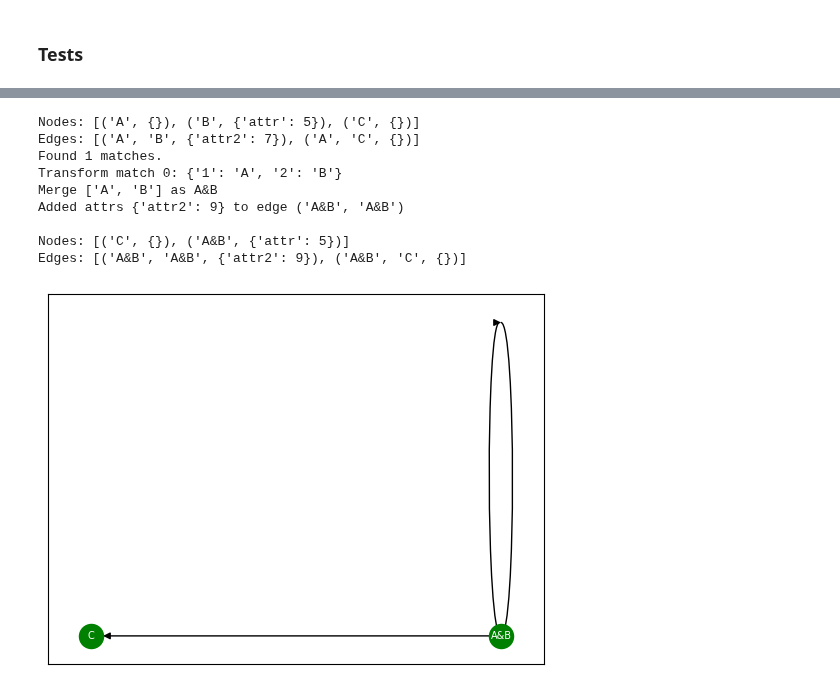
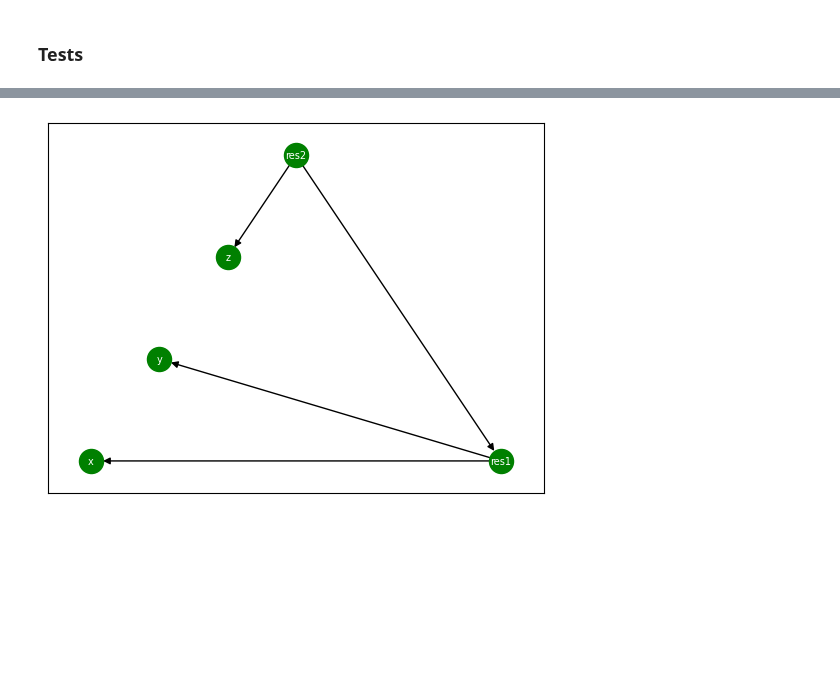
Before and after one commit to DeanLight/graph_rewrite, a Jupyter notebook: nbs/06_transform.ipynb, the cells around one changed output, grey strips where cells are left out. Cells and saved outputs as stored; diff of their text form; code cells hidden in the pictures; blank space fills up the shorter version.

Commit message:
First ready draft of the transform module

```diff
--- a/nbs/06_transform.ipynb
+++ b/nbs/06_transform.ipynb
@@ -360,23 +402,8 @@ _plot_graph(input_graph)
-# %%
-lhs = '1-[attr2]->2'
-p = _create_graph(
-    ['1', '2'],
-    [('1', '2', {'attr2': None})]
-)
-rhs = _create_graph(
-    ['1&2'],
-    [('1&2', '1&2', {'attr2': 9})]
-)
-matches = rewrite(input_graph, lhs, p, rhs)
-_plot_graph(input_graph)
-# %% [output]
-Nodes: [('A', {}), ('B', {'attr': 5}), ('C', {})]
-Edges: [('A', 'B', {'attr2': 7}), ('A', 'C', {})]
-Found 1 matches.
-Transform match 0: {'1': 'A', '2': 'B'}
-Merge ['A', 'B'] as A&B
-Added attrs {'attr2': 9} to edge ('A&B', 'A&B')
-
-Nodes: [('C', {}), ('A&B', {'attr': 5})]
-Edges: [('A&B', 'A&B', {'attr2': 9}), ('A&B', 'C', {})]
-[figure, removed]
+# %%
+input_graph = _create_graph(
+    [('x', {'val': 1}), ('y', {'val': 2}), ('z', {'val': 3}), 'res1', 'res2'],
+    [('res2','z'), ('res2','res1'), ('res1','x'), ('res1','y')]
+)
+_plot_graph(input_graph)
+# %% [output]
+[figure, added]
```
Also changed, not shown: parts of 25 cells of this notebook, 8 other files.
